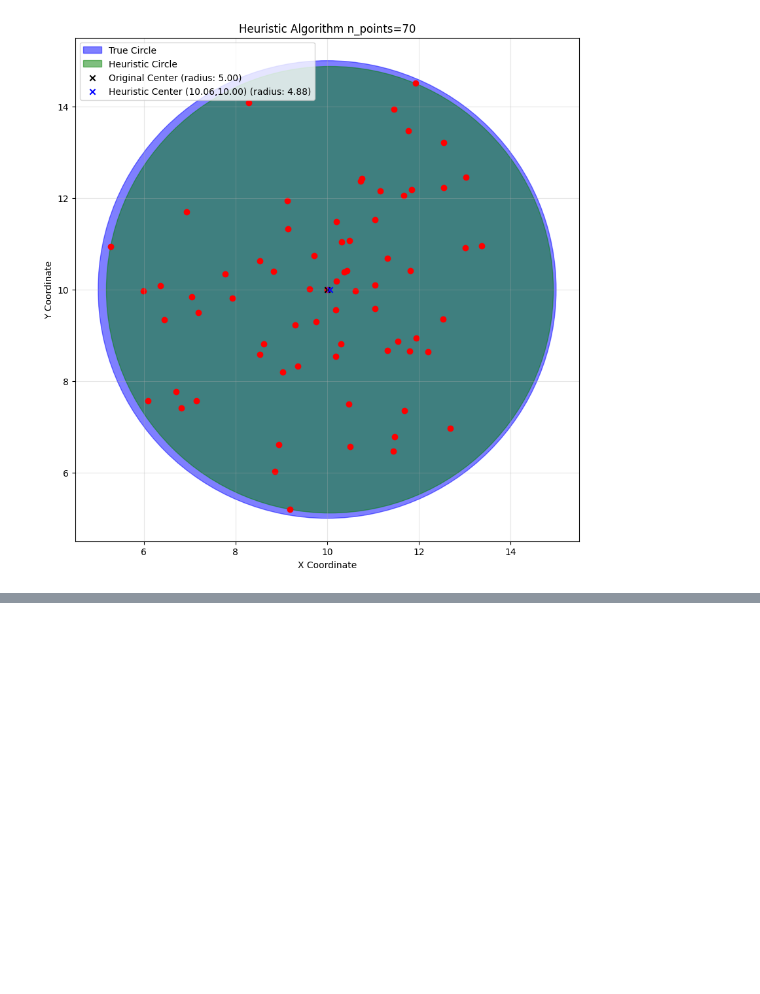
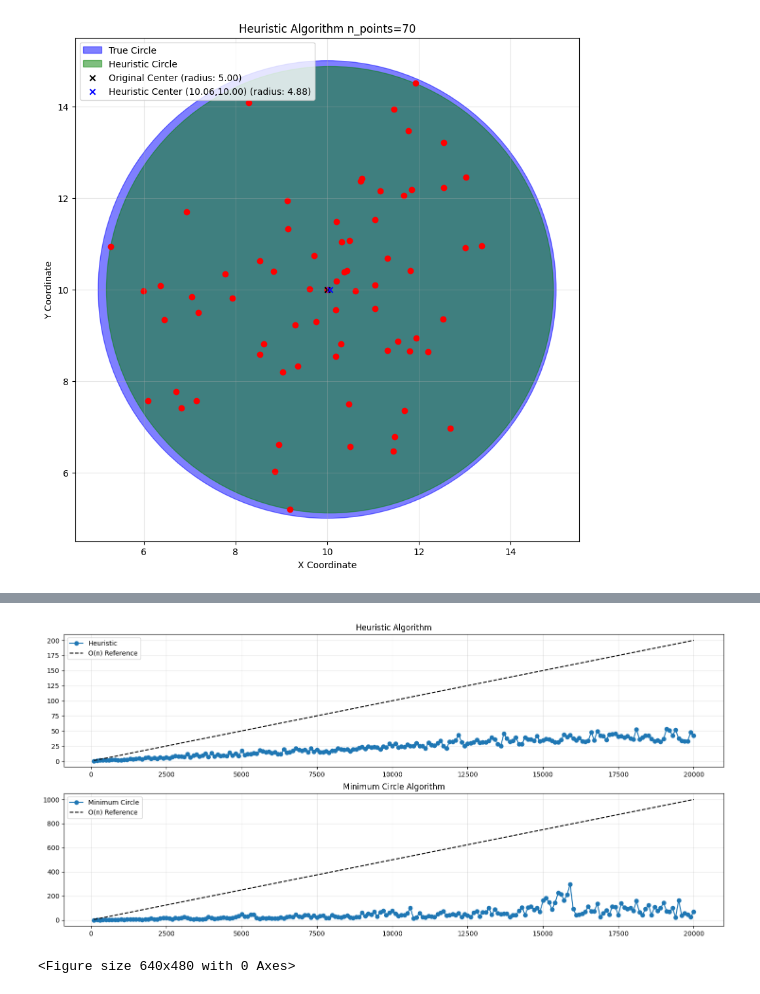
Before and after one commit to gabrivoy/masters-puc-geo-comp, a Jupyter notebook: assignments/01_minimum_circle/minimum_circle.ipynb, the cells around one changed output, grey strips where cells are left out. Drawn from its saved outputs; the diff is of its cells as text; code cells hidden in the pictures; blank space fills up the shorter version.

```diff
--- a/assignments/01_minimum_circle/minimum_circle.ipynb
+++ b/assignments/01_minimum_circle/minimum_circle.ipynb
@@ -761,0 +813,20 @@ plt.show()
+# %%
+fig, ax = plt.subplots(2, 1, figsize=(18, 8))
+
+ax[0].plot(points_h, time_h, marker='o', label='Heuristic')
+ax[0].plot(points_h, [0.01 * n for n in points_h], linestyle='--', color='black', label='O(n) Reference')
+ax[0].set_title("Heuristic Algorithm")
+ax[0].grid(alpha=0.3)
+ax[0].legend(loc='upper left')
+
+ax[1].plot(points_m, time_m, marker='o', label='Minimum Circle')
+ax[1].plot(points_h, [0.05 * n for n in points_h], linestyle='--', color='black', label='O(n) Reference')
+ax[1].set_title("Minimum Circle Algorithm")
+ax[1].grid(alpha=0.3)
+ax[1].legend(loc='upper left')
+
+plt.show()
+plt.tight_layout()
+# %% [output]
+[figure, added]
+<Figure size 640x480 with 0 Axes>
```
Also changed, not shown: parts of 6 cells of this notebook, 8 other files.
